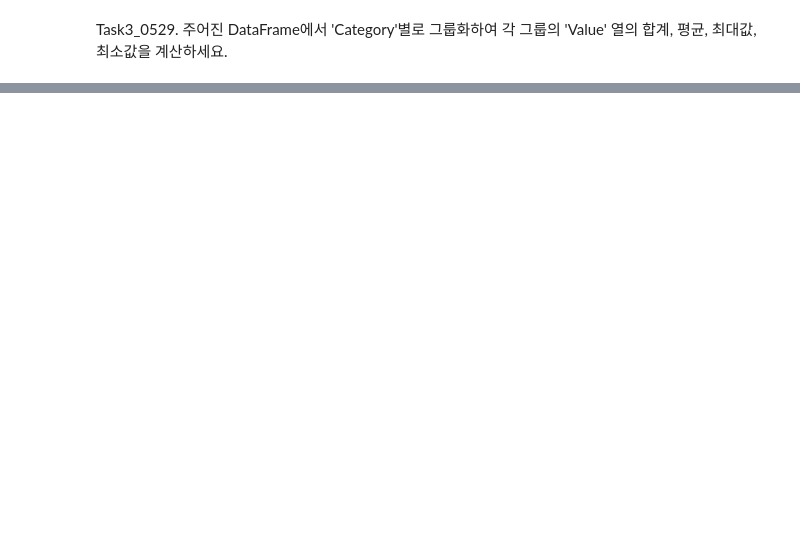
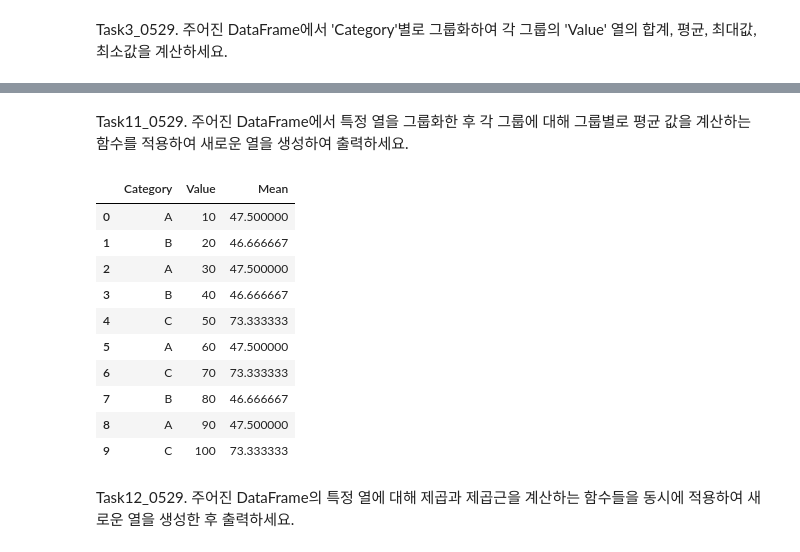
Before and after one commit to Kimhang-KDT/kita_2404, a Jupyter notebook: m3_분석 라이브러리/m3_20240529_Task.ipynb, the cells around one changed output, grey strips where cells are left out. Cells and saved outputs as stored; diff of their text form; code cells hidden in the pictures; blank space fills up the shorter version.

```diff
--- a/m3_분석 라이브러리/m3_20240529_Task.ipynb
+++ b/m3_분석 라이브러리/m3_20240529_Task.ipynb
@@ -69,0 +232,27 @@ res
+# %% [markdown]
+Task11_0529. 주어진 DataFrame에서 특정 열을 그룹화한 후 각 그룹에 대해 그룹별로 평균 값을 계산하는 함수를 적용하여 새로운 열을 생성하여 출력하세요.
+# %%
+import pandas as pd
+
+# 데이터프레임 생성
+df = pd.DataFrame({
+    "Category": ["A", "B", "A", "B", "C", "A", "C", "B", "A", "C"],
+    "Value": [10, 20, 30, 40, 50, 60, 70, 80, 90, 100]
+})
+
+df['Mean'] = df.groupby('Category').Value.transform(lambda x:x.mean())
+df
+# %% [output]
+|  | Category | Value | Mean |
+| 0 | A | 10 | 47.500000 |
+| 1 | B | 20 | 46.666667 |
+| 2 | A | 30 | 47.500000 |
+| 3 | B | 40 | 46.666667 |
+| 4 | C | 50 | 73.333333 |
+| 5 | A | 60 | 47.500000 |
+| 6 | C | 70 | 73.333333 |
+| 7 | B | 80 | 46.666667 |
+| 8 | A | 90 | 47.500000 |
+| 9 | C | 100 | 73.333333 |
+# %% [markdown]
+Task12_0529. 주어진 DataFrame의 특정 열에 대해 제곱과 제곱근을 계산하는 함수들을 동시에 적용하여 새로운 열을 생성한 후 출력하세요.
```
Also changed, not shown: parts of 23 cells of this notebook.
